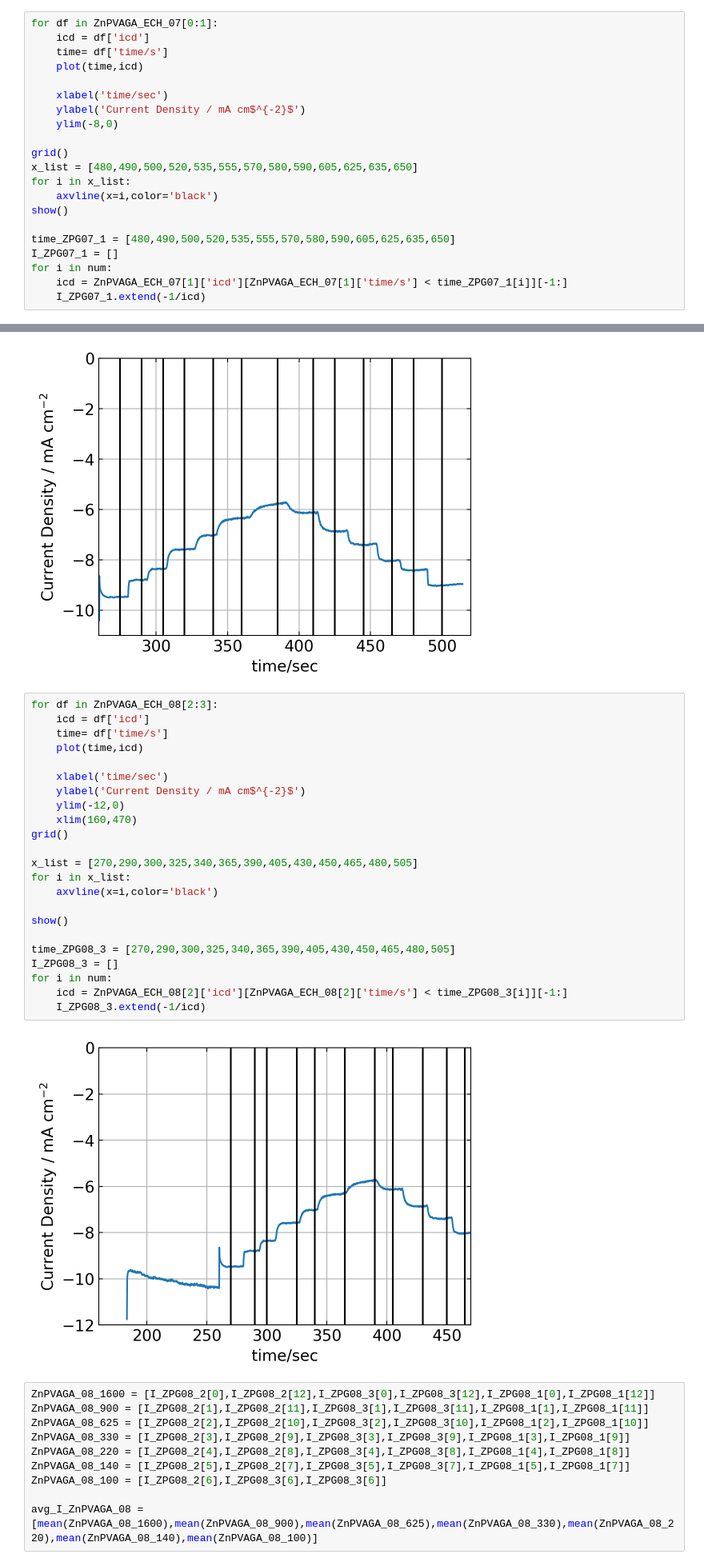
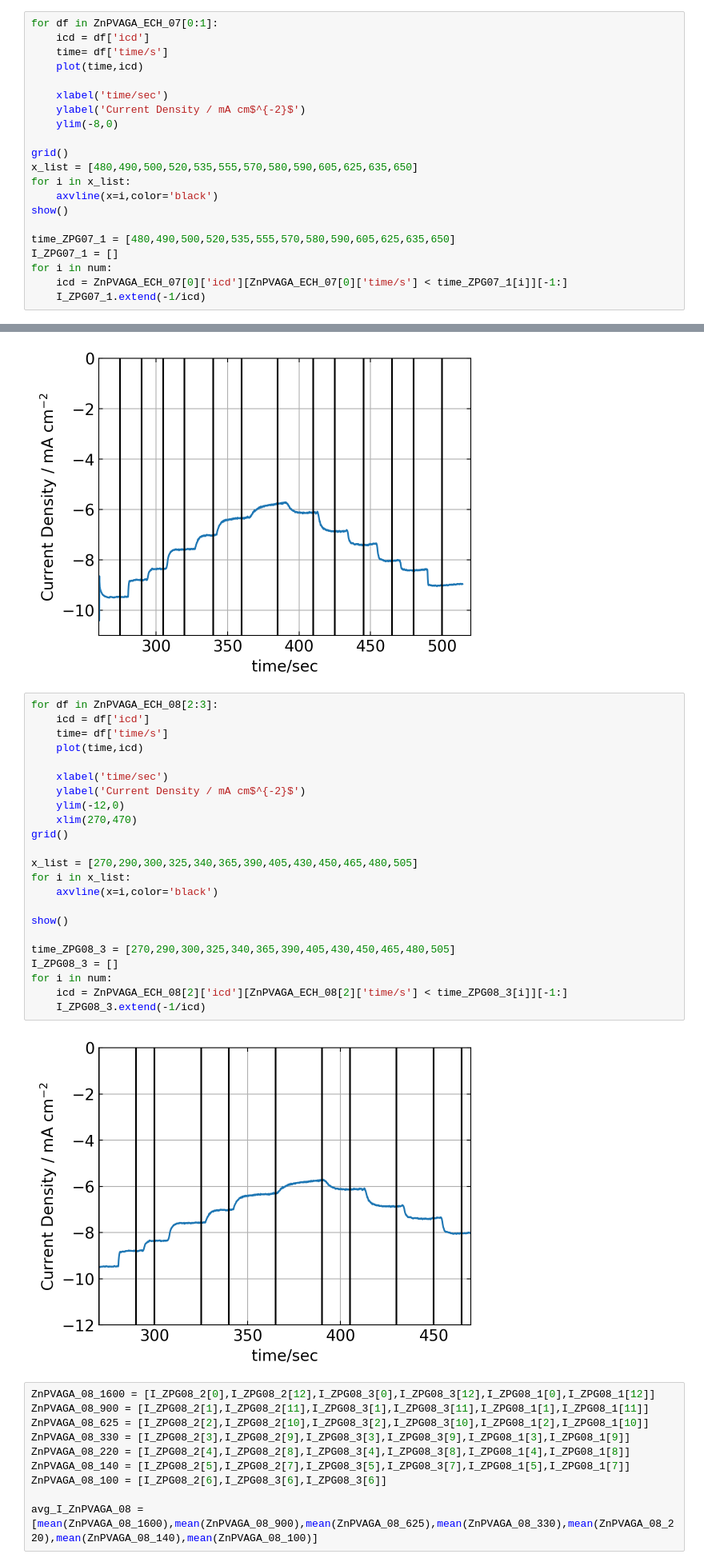
Before and after one commit to scbgroup/Koutecky-Levich-for-ECH, a Jupyter notebook: K-L Tafel Slope analysis.ipynb, the cells around one changed output, grey strips where cells are left out. Shown at 80% size. Drawn from its saved outputs; the diff is of its cells as text.

```diff
--- a/EN_ K-L Tafel Slope ECH.ipynb
+++ b/K-L Tafel Slope analysis.ipynb
@@ -95,7 +95,7 @@ show()
 time_ZPG07_1 = [480,490,500,520,535,555,570,580,590,605,625,635,650]
 I_ZPG07_1 = []
 for i in num:
-    icd = ZnPVAGA_ECH_07[1]['icd'][ZnPVAGA_ECH_07[1]['time/s'] < time_ZPG07_1[i]][-1:]
+    icd = ZnPVAGA_ECH_07[0]['icd'][ZnPVAGA_ECH_07[0]['time/s'] < time_ZPG07_1[i]][-1:]
     I_ZPG07_1.extend(-1/icd)
 # %% [output]
 [figure]
@@ -244,28 +221,28 @@ for i in num:
 # %%
 for df in ZnPVAGA_ECH_08[2:3]:
     icd = df['icd']
     time= df['time/s']
     plot(time,icd)
 
     xlabel('time/sec')
     ylabel('Current Density / mA cm$^{-2}$')
     ylim(-12,0)
-    xlim(160,470)
+    xlim(270,470)
 grid()
 
 x_list = [270,290,300,325,340,365,390,405,430,450,465,480,505]
 for i in x_list:
     axvline(x=i,color='black')
 
 show()
 
 time_ZPG08_3 = [270,290,300,325,340,365,390,405,430,450,465,480,505]
 I_ZPG08_3 = []
 for i in num:
     icd = ZnPVAGA_ECH_08[2]['icd'][ZnPVAGA_ECH_08[2]['time/s'] < time_ZPG08_3[i]][-1:]
     I_ZPG08_3.extend(-1/icd)
 # %% [output]
-[figure, old version]
+[figure, new version]
 # %%
 ZnPVAGA_08_1600 = [I_ZPG08_2[0],I_ZPG08_2[12],I_ZPG08_3[0],I_ZPG08_3[12],I_ZPG08_1[0],I_ZPG08_1[12]]
 ZnPVAGA_08_900 = [I_ZPG08_2[1],I_ZPG08_2[11],I_ZPG08_3[1],I_ZPG08_3[11],I_ZPG08_1[1],I_ZPG08_1[11]]
```
Also changed, not shown: parts of 12 cells of this notebook, 27 other files.
